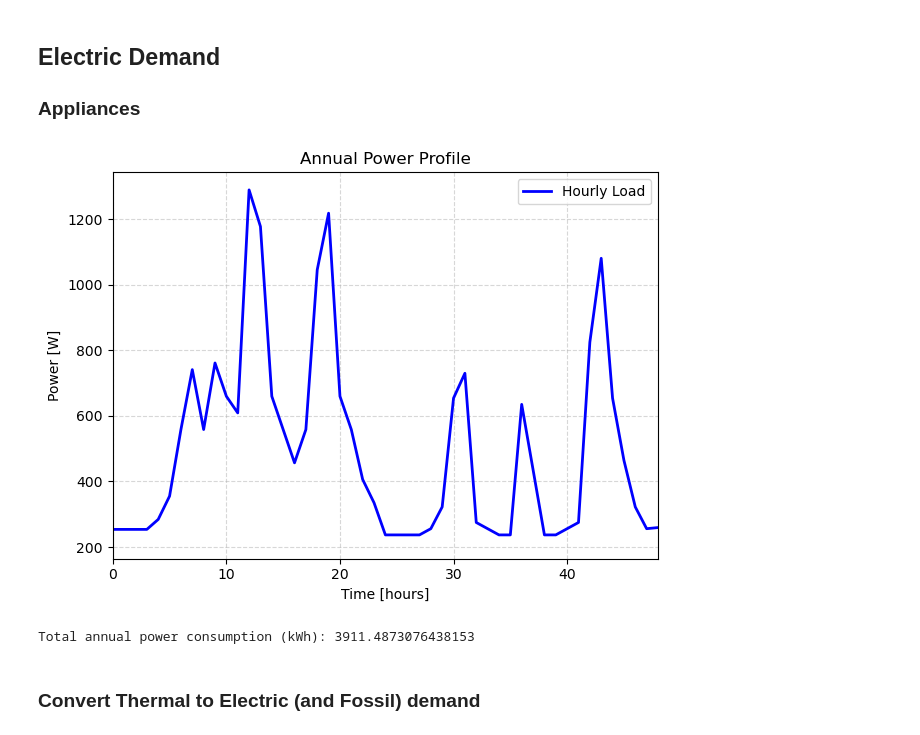
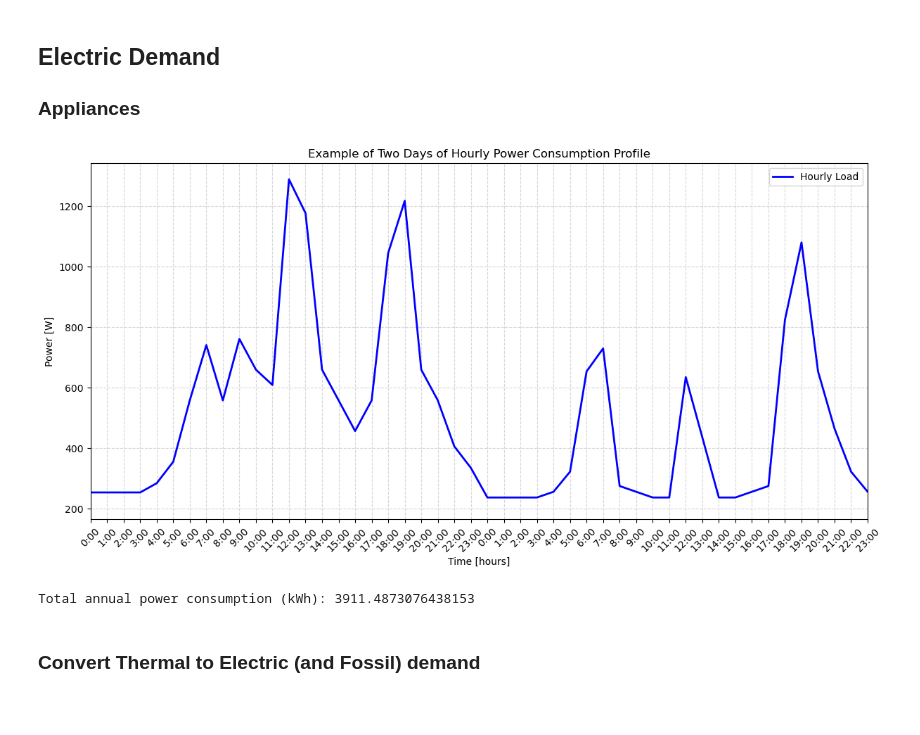
Before and after one commit to simo-pagliu/INRE, a Jupyter notebook: Energy Demand.ipynb, the cells around one changed output. Cells and saved outputs as stored; diff of their text form; code cells hidden in the pictures; blank space fills up the shorter version.

```diff
--- a/Energy Demand.ipynb
+++ b/Energy Demand.ipynb
@@ -14,3 +4,20 @@ import os
+# %%
+import pandas as pd
+import matplotlib.pyplot as plt
+import matplotlib.cm as cm
+import numpy as np
+import csv
+
+# For plotting with months
+import matplotlib.dates as mdates
+from datetime import datetime, timedelta
+time_hours = np.arange(8760)
+start_date = datetime(2024, 1, 1)  # Example start date
+time_dates = [start_date + timedelta(hours=int(h)) for h in time_hours]
+
+# Constants
+HOURS = 8760
+N_DAYS = 365
 # %% [markdown]
 ## Data Input
 # %%
@@ -419,36 +420,40 @@ while current_date <= end_date:
 
         daily_profile = [
             (1 - season_blend) * w + season_blend * s
             for w, s in zip(winter_day, summer_day)
         ]
 
     if vac_blend > 0:
         daily_profile = [(1 - vac_blend * (1 - vacation_factor)) * val for val in daily_profile]
 
     # Aggiungi variazione giornaliera casuale per rappresentare giornate buone o cattive (es. meteo)
     weather_factor = rng.normal(loc=1.0, scale=0.05)  # variazione ±5% circa
 
     daily_profile = [weather_factor * (val + standby + (induction_share * induction_profile[i])) for i, val in enumerate(daily_profile)]
     other_electric_needs.extend(daily_profile)
     current_date += timedelta(days=1)
 
 # Convert to DataFrame and resample to hourly data
 other_electric_needs = pd.Series(other_electric_needs)
 
 # Plot finale con curva media
+plt.figure(figsize=(12, 6))
 plt.plot(other_electric_needs, color='blue', linewidth=2, label="Hourly Load")
 plt.xlabel("Time [hours]")
 plt.ylabel("Power [W]")
-plt.title("Annual Power Profile")
+plt.title("Example of Two Days of Hourly Power Consumption Profile")
 plt.grid(True, linestyle='--', alpha=0.5)
 plt.legend()
 plt.tight_layout()
-plt.xlim(0,48)
+limit_h = 48
+plt.xlim(0,limit_h-1)
+plt.xticks(np.arange(0, limit_h), [f"{i}:00" for i in range(0, 24)] + [f"{i}:00" for i in range(0, 24)], rotation=45)
+plt.savefig(f"./Exports/Results/Scenario_{scenario_choice}/Annual_Power_Profile.png", dpi=300, bbox_inches='tight')
 plt.show()
 
 print("Total annual power consumption (kWh):", other_electric_needs.sum() / 1000)
 # %% [output]
-[figure, old version]
+[figure, new version]
 Total annual power consumption (kWh): 3911.4873076438153
 # %% [markdown]
 ### Convert Thermal to Electric (and Fossil) demand
```
Also changed, not shown: parts of 36 cells of this notebook.
